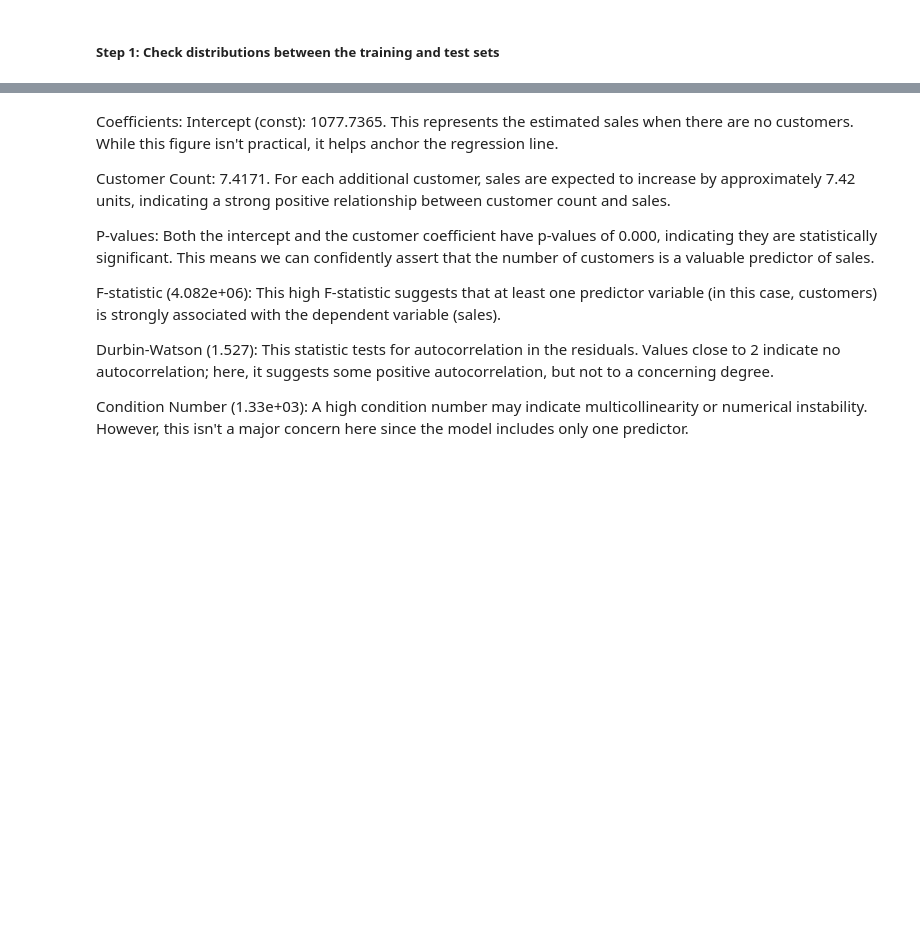
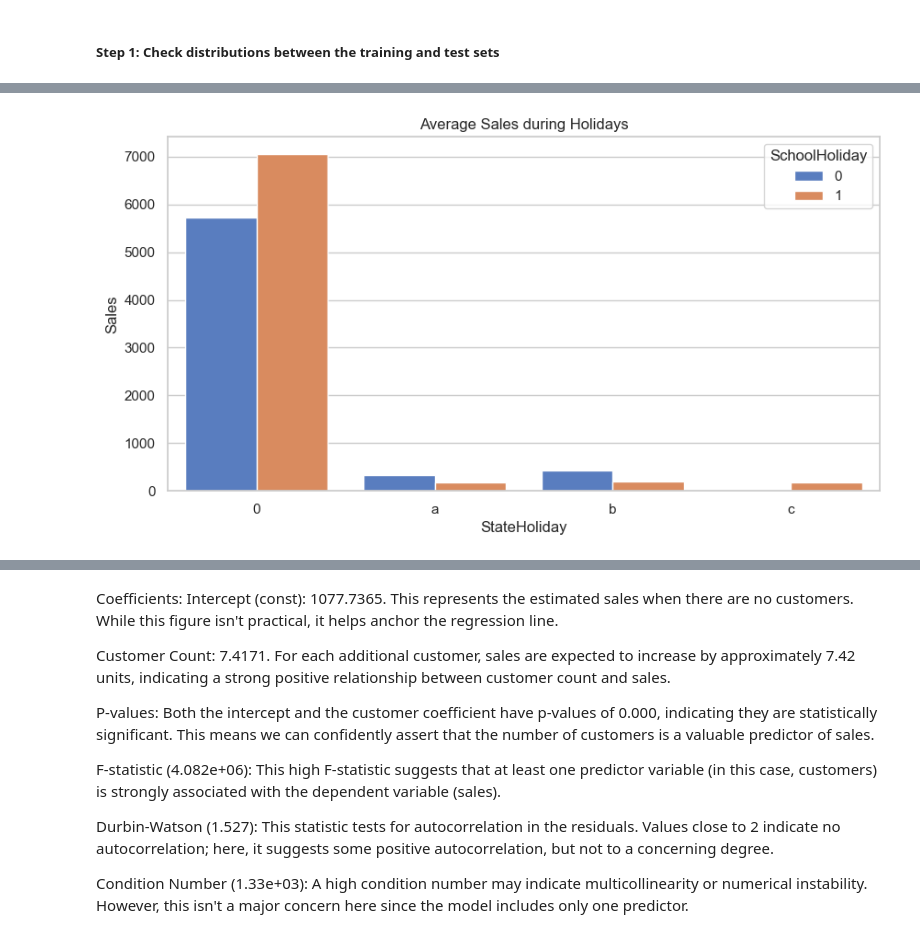
Before and after one commit to Ethel-Star/W4.Rossmann_Pharmaceuticals, a Jupyter notebook: notebooks/Customer_Purchasing_Behavior_Analysis.ipynb, the cells around one changed output, grey strips where cells are left out. Drawn from its saved outputs; the diff is of its cells as text; code cells hidden in the pictures; blank space fills up the shorter version.

```diff
--- a/notebooks/Customer_Purchasing_Behavior_Analysis.ipynb
+++ b/notebooks/Customer_Purchasing_Behavior_Analysis.ipynb
@@ -359,0 +145,4 @@ strong multicollinearity or other numerical problems.
+# %%
+analyzer.analyze_sales_holidays()
+# %% [output]
+[figure, added]
```
Also changed, not shown: parts of 33 cells of this notebook.
